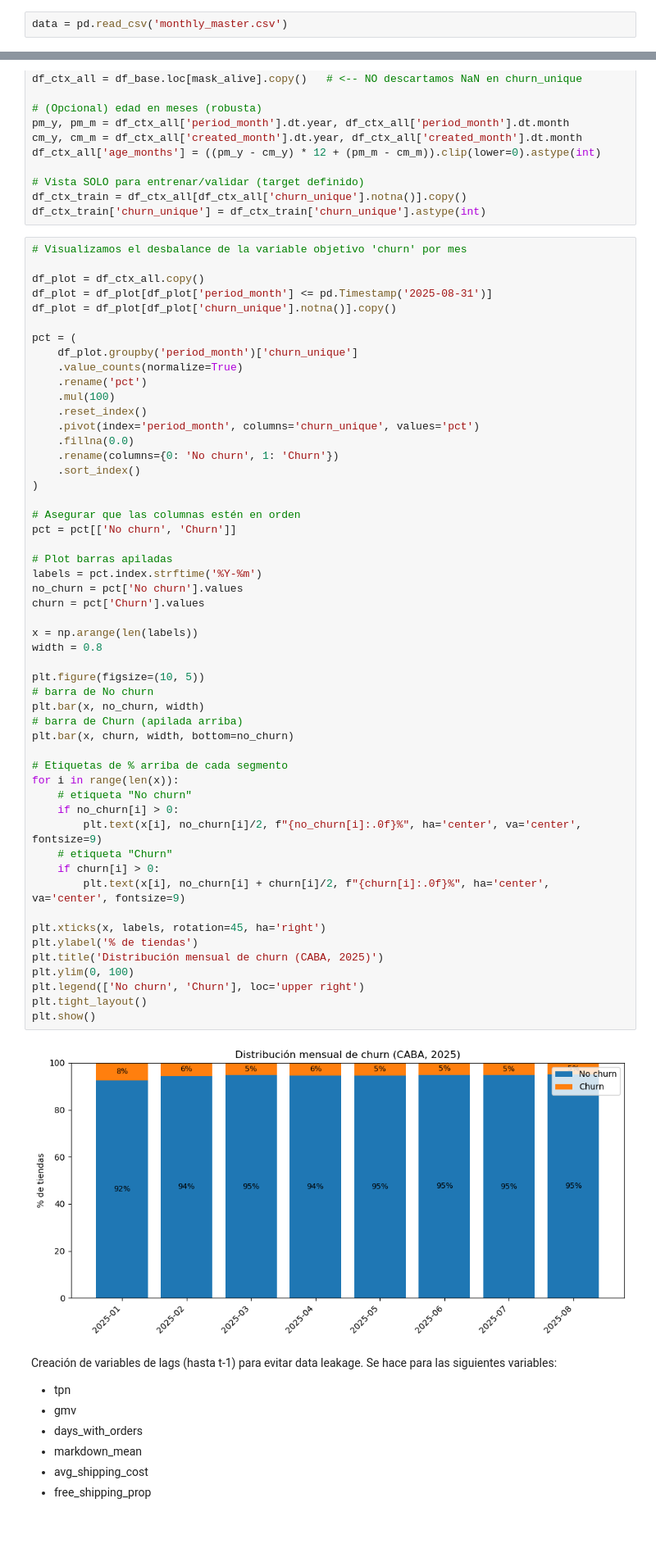
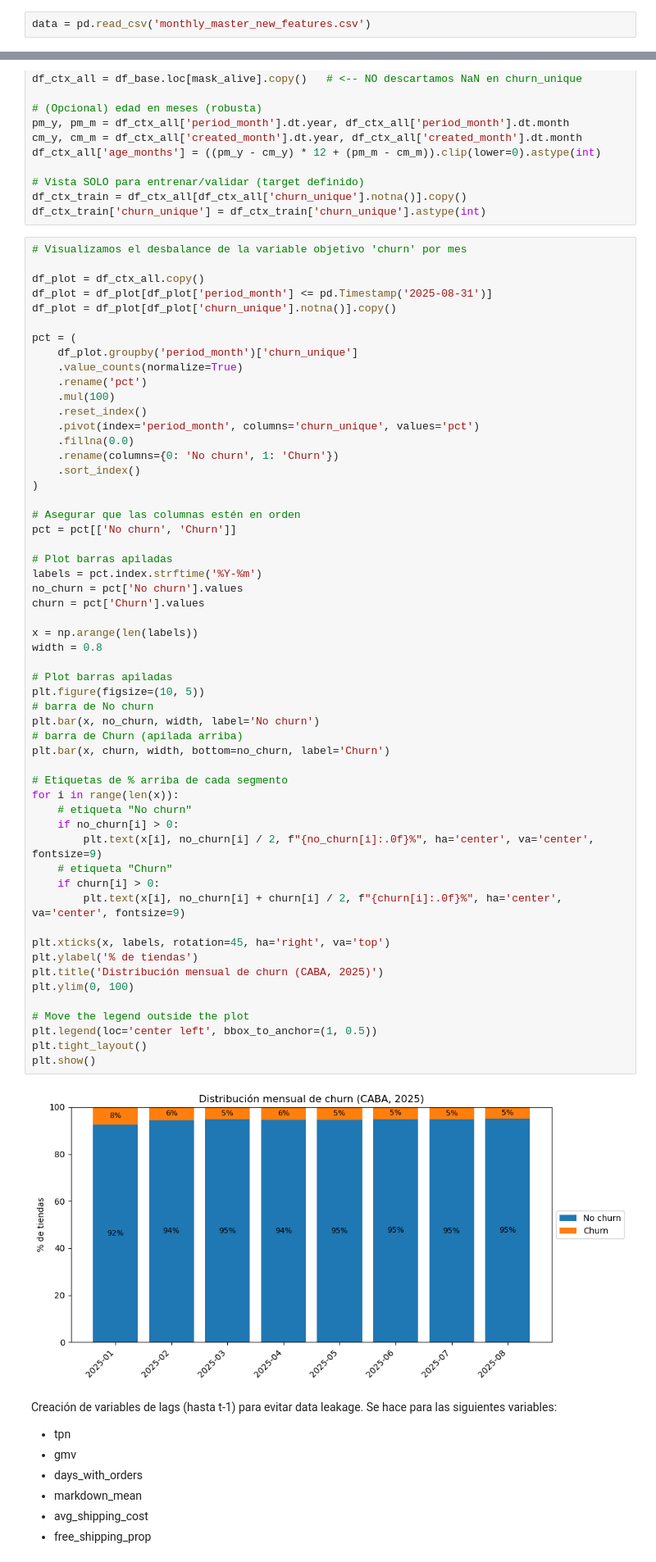
Before and after one commit to Dannamk17/churn-bite, a Jupyter notebook: modelado/modelado.ipynb, the cells around one changed output, grey strips where cells are left out. Shown at 82% size. Drawn from its saved outputs; the diff is of its cells as text; blank space fills up the shorter version.

```diff
--- a/modelado/modelado.ipynb
+++ b/modelado/modelado.ipynb
@@ -21,7 +21,7 @@ from sklearn.metrics import (
     confusion_matrix, balanced_accuracy_score, roc_auc_score, average_precision_score
 )
 # %%
-data = pd.read_csv('monthly_master.csv')
+data = pd.read_csv('monthly_master_new_features.csv')
 # %%
 data.head()
 # %% [output]
@@ -149,40 +149,43 @@ pct = (
 )
 
 # Asegurar que las columnas estén en orden
 pct = pct[['No churn', 'Churn']]
 
 # Plot barras apiladas
 labels = pct.index.strftime('%Y-%m')
 no_churn = pct['No churn'].values
 churn = pct['Churn'].values
 
 x = np.arange(len(labels))
 width = 0.8
 
+# Plot barras apiladas
 plt.figure(figsize=(10, 5))
 # barra de No churn
-plt.bar(x, no_churn, width)
+plt.bar(x, no_churn, width, label='No churn')
 # barra de Churn (apilada arriba)
-plt.bar(x, churn, width, bottom=no_churn)
+plt.bar(x, churn, width, bottom=no_churn, label='Churn')
 
 # Etiquetas de % arriba de cada segmento
 for i in range(len(x)):
     # etiqueta "No churn"
     if no_churn[i] > 0:
-        plt.text(x[i], no_churn[i]/2, f"{no_churn[i]:.0f}%", ha='center', va='center', fontsize=9)
+        plt.text(x[i], no_churn[i] / 2, f"{no_churn[i]:.0f}%", ha='center', va='center', fontsize=9)
     # etiqueta "Churn"
     if churn[i] > 0:
-        plt.text(x[i], no_churn[i] + churn[i]/2, f"{churn[i]:.0f}%", ha='center', va='center', fontsize=9)
+        plt.text(x[i], no_churn[i] + churn[i] / 2, f"{churn[i]:.0f}%", ha='center', va='center', fontsize=9)
 
-plt.xticks(x, labels, rotation=45, ha='right')
+plt.xticks(x, labels, rotation=45, ha='right', va='top')
 plt.ylabel('% de tiendas')
 plt.title('Distribución mensual de churn (CABA, 2025)')
 plt.ylim(0, 100)
-plt.legend(['No churn', 'Churn'], loc='upper right')
+
+# Move the legend outside the plot
+plt.legend(loc='center left', bbox_to_anchor=(1, 0.5))
 plt.tight_layout()
 plt.show()
 # %% [output]
-[figure, old version]
+[figure, new version]
 # %% [markdown]
 Creación de variables de lags (hasta t-1) para evitar data leakage. Se hace para las siguientes variables:
 - tpn
```
Also changed, not shown: parts of 24 cells of this notebook.
